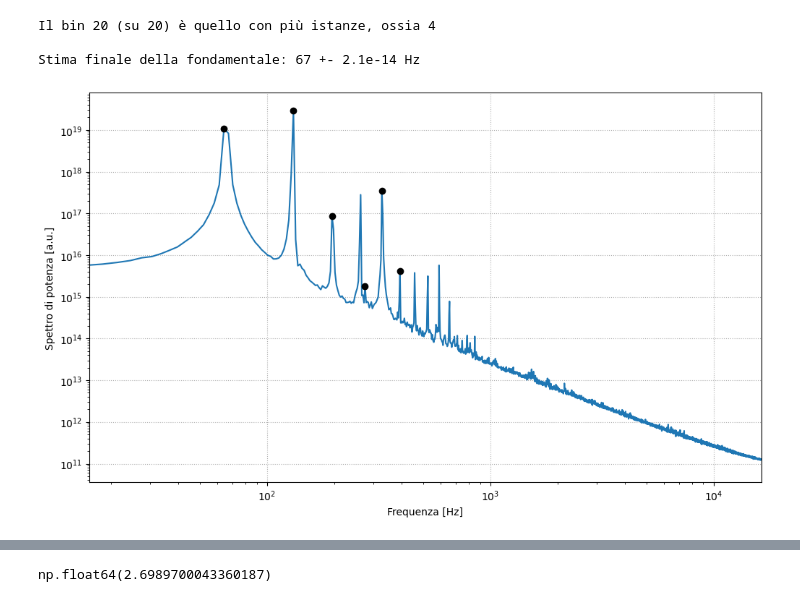
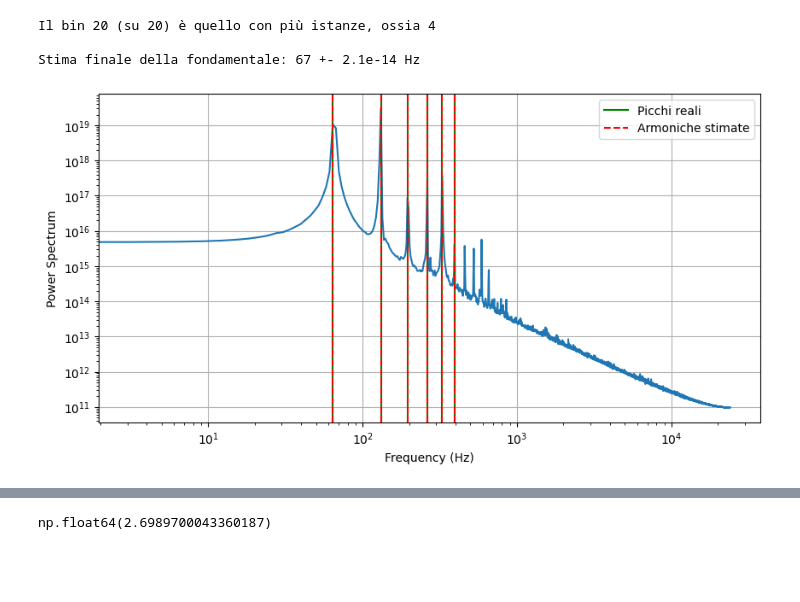
Before and after one commit to maddoc-g/3_organ_clustering, a Jupyter notebook: esperienza_3.ipynb, the cells around one changed output, grey strips where cells are left out. Saved outputs shown, nothing was run; the diff lists cells and outputs as text; code cells hidden in the pictures; blank space fills up the shorter version.

```diff
--- a/esperienza_3.ipynb
+++ b/esperienza_3.ipynb
@@ -358,41 +358,39 @@ Il bin 20 (su 20) è quello con più istanze, ossia 4
 Stima finale della fondamentale: 67 +- 2.1e-14 Hz
 # %%
 estimated_harmonics = [fundamental * i for i in range(1,7)]
+
 #harmonics_tolerance = 20
+# (Alice) ho messo il mio codice per la tolleranza del power spectrum
 
-measured_harmonics_frequency = []
-measured_harmonics_power = []
-#considered_harmonics = corrected_peaks[:9]
+harmonics_array = []
+harmonics_real = []
+tolerance_harmonics = 30  # in Hz
 
-for estimate in estimated_harmonics:
-    peak_frequencies = frequencies[corrected_peaks]
-    index_closest_harmonic = np.argmin(np.abs(estimate - peak_frequencies))
-    closest_harmonic = corrected_peaks[index_closest_harmonic]
+for h in estimated_harmonics:
+    found = False
+    for f in frequencies_of_peaks[:20]:
+        if abs(f - h) < tolerance_harmonics:
+            harmonics_real.append(f)
+            harmonics_array.append(f)
+            found = True
+            break
+    if not found:
+        harmonics_array.append(h)
+        harmonics_real.append(None)
 
-    if abs(frequencies[closest_harmonic] - estimate) < (0.05 * frequencies[closest_harmonic]):
-        measured_harmonics_frequency.append(frequencies[closest_harmonic])
-        measured_harmonics_power.append(averaged_spectrum[closest_harmonic])
-    else:
-        index_theoretical = np.argmin(np.abs(estimate - frequencies))
-        measured_harmonics_frequency.append(estimate)
-        measured_harmonics_power.append(averaged_spectrum[index_theoretical])
-
-
-plt.figure(figsize=(12,7))
-plt.plot(frequencies, averaged_spectrum)
-#for estimate in estimated_harmonics:
-#    plt.axvline(estimate, color="r", linestyle="-")
-#for real in frequencies_of_peaks:
-#    plt.axvline(real, color="g", linestyle="--")
-plt.plot(measured_harmonics_frequency, measured_harmonics_power, marker = "o", linestyle = "None", color = "k")
-plt.yscale("log", base=10)
-plt.xscale("log", base=10)
-plt.xlim(2**4, 2**14)
-plt.ylabel("Spettro di potenza [a.u.]")
-plt.xlabel("Frequenza [Hz]")
-plt.grid(linestyle = ":")
+# visualizzo le armoniche stimate e quelle reali sul grafico
+plt.figure(figsize=(10, 5))
+plt.loglog(frequencies, averaged_spectrum)
+plt.xlabel("Frequency (Hz)")
+plt.ylabel("Power Spectrum")
+plt.grid()
+# Solo valori validi (non None) per le armoniche reali
+for f in harmonics_real[:20]:
+    if f is not None:
+        plt.axvline(f, color='g', linestyle='-', label='Picchi reali' if f == harmonics_real[0] else "")
+for h in harmonics_array:
+    plt.axvline(h, color='r', linestyle='--', label='Armoniche stimate' if h == harmonics_array[0] else "")
+plt.legend()
 plt.show()
-# In verde, come prima, i picchi rilevati, ma adesso sono indicati in rosso i picchi confermati dalla teoria
-# ad esempio il file 238 ha la seconda armonica sperimentale mancante
 # %% [output]
-[figure, old version]
+[figure, new version]
```
Also changed, not shown: parts of 3 cells of this notebook, 1 other file.
